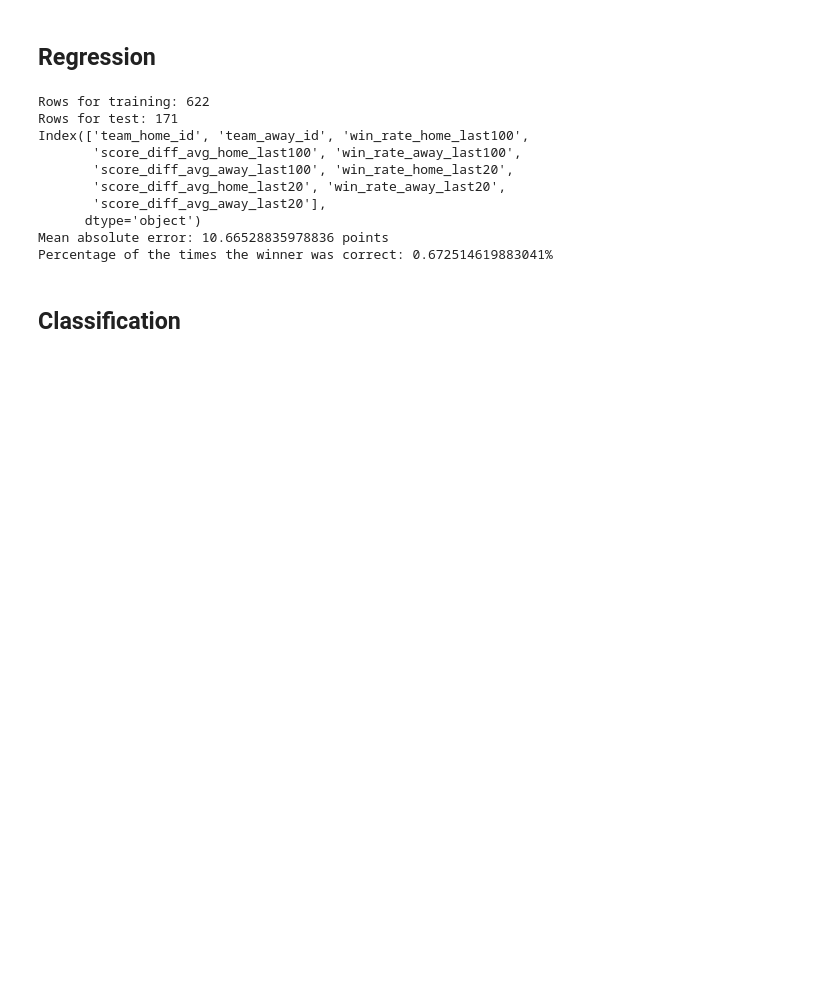
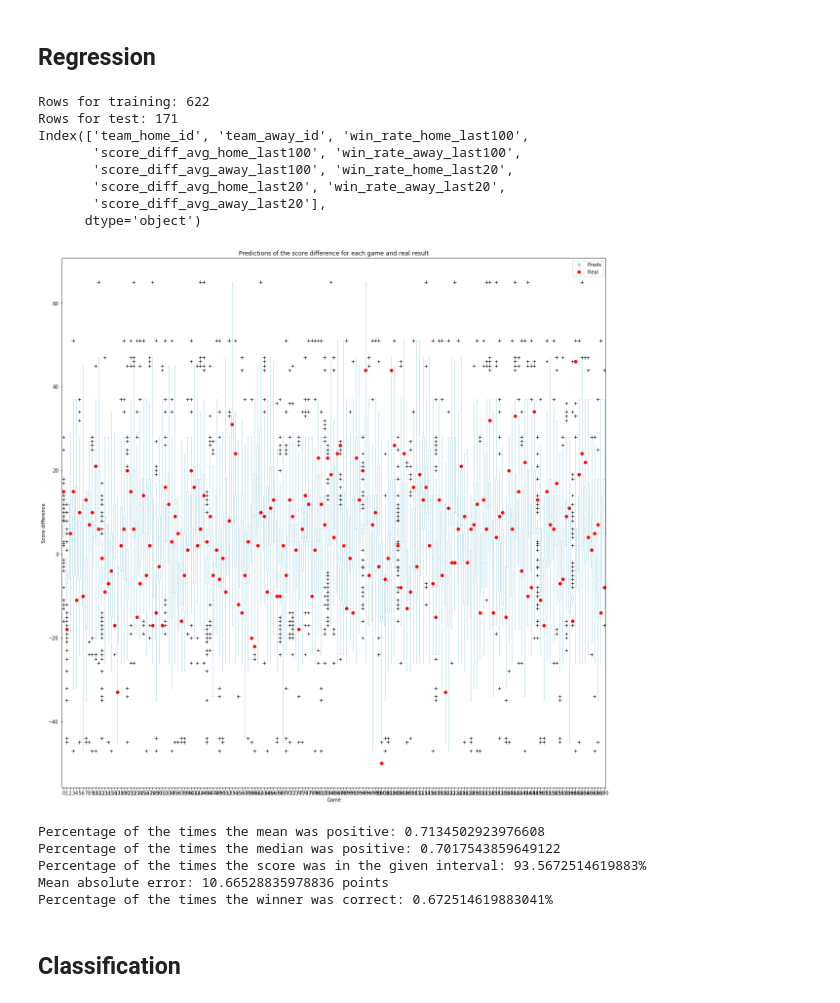
Before and after one commit to fsantoga/acb, a Jupyter notebook: ml/ML.ipynb, the cells around one changed output. Cells and saved outputs as stored; diff of their text form; code cells hidden in the pictures; blank space fills up the shorter version.

```diff
--- a/ml/ML.ipynb
+++ b/ml/ML.ipynb
@@ -172,9 +201,8 @@ for i in range(len(model.estimators_)):
     preds_estimators["Est" + str(i).zfill(2)] = e.predict(X_test)
 df_preds_estimators = pd.DataFrame(data=preds_estimators)
 
-"""
 # Plotting the intervals and the real value
-axes = df_preds_estimators.transpose().plot.box(figsize=(20, 20), showfliers=True,
+axes = df_preds_estimators.transpose().plot.box(figsize=(20, 20), positions=range(0,len(X_test)), showfliers=True,
                                                 flierprops=dict(marker='+', color='lightblue'),
                                                 color={'whiskers': 'lightblue', 'caps': 'lightblue',
                                                        'medians': 'lightblue', 'boxes': 'lightblue'})
@@ -194,37 +222,40 @@ df_preds_estimators["Lower"] = df_preds_estimators.apply(
 df_preds_estimators["Real"] = y_test
 
 mean_aux = df_preds_estimators.apply(lambda x: 1 if x.mean() >= 0 else 0, axis=1)
 print("Percentage of the times the mean was positive:", mean_aux.mean())
 median_aux=df_preds_estimators.apply(lambda x: 1 if np.percentile(x, 50)>=0 else 0, axis=1)
 print("Percentage of the times the median was positive:", median_aux.mean())
 
 df_preds_estimators["score_in_range?"] = (df_preds_estimators["Real"] >= df_preds_estimators["Lower"]) \
                                          & (df_preds_estimators["Real"] <= df_preds_estimators["Upper"])
 print("Percentage of the times the score was in the given interval: {}%".format(
     100 * float(df_preds_estimators["score_in_range?"].sum()) / len(df_preds_estimators)))
-"""
+
 
 # Predicting score directly
 y_pred = model.predict(X_test)
 
 d = {'Real': y_test, 'Pred': y_pred}
 df_res = pd.DataFrame(data=d)
 df_res["winner_correct?"] = np.sign(df_res["Real"]) == np.sign(df_res["Pred"])
-
 print("Mean absolute error: {} points".format(metrics.mean_absolute_error(y_test, y_pred)))
 print("Percentage of the times the winner was correct: {}%".format(
     float(df_res["winner_correct?"].sum()) / len(df_res)))
 # %% [output]
 Rows for training: 622
 Rows for test: 171
 Index(['team_home_id', 'team_away_id', 'win_rate_home_last100',
        'score_diff_avg_home_last100', 'win_rate_away_last100',
        'score_diff_avg_away_last100', 'win_rate_home_last20',
        'score_diff_avg_home_last20', 'win_rate_away_last20',
        'score_diff_avg_away_last20'],
       dtype='object')
-Mean absolute error: 10.66528835978836 points
-Percentage of the times the winner was correct: 0.672514619883041%
+[figure, added]
+Percentage of the times the mean was positive: 0.7134502923976608
+Percentage of the times the median was positive: 0.7017543859649122
+Percentage of the times the score was in the given interval: 93.5672514619883%
+Mean absolute error: 10.66528835978836 points
+Percentage of the times the winner was correct: 0.672514619883041%
 # %% [markdown]
 ## Classification
 # %%
```
Also changed, not shown: parts of 9 cells of this notebook, 1 other file.
